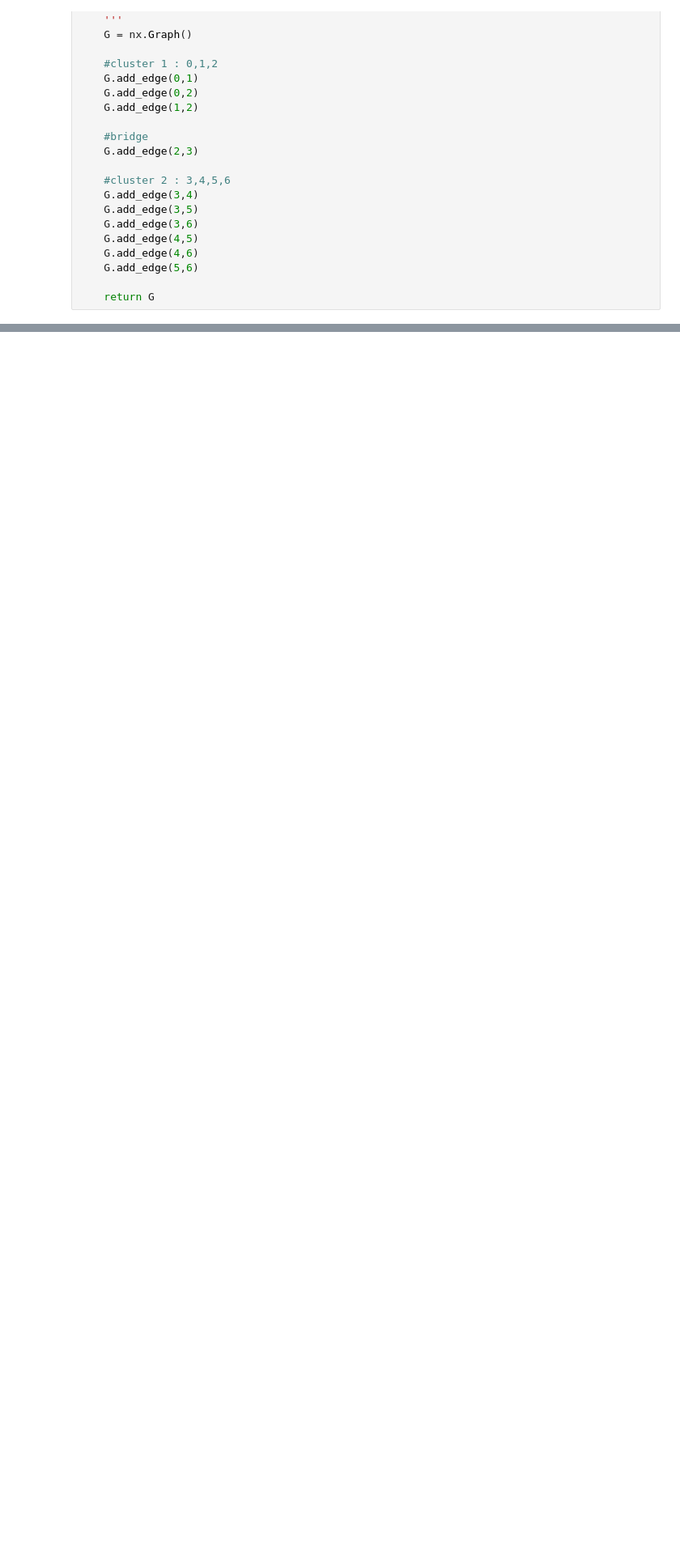
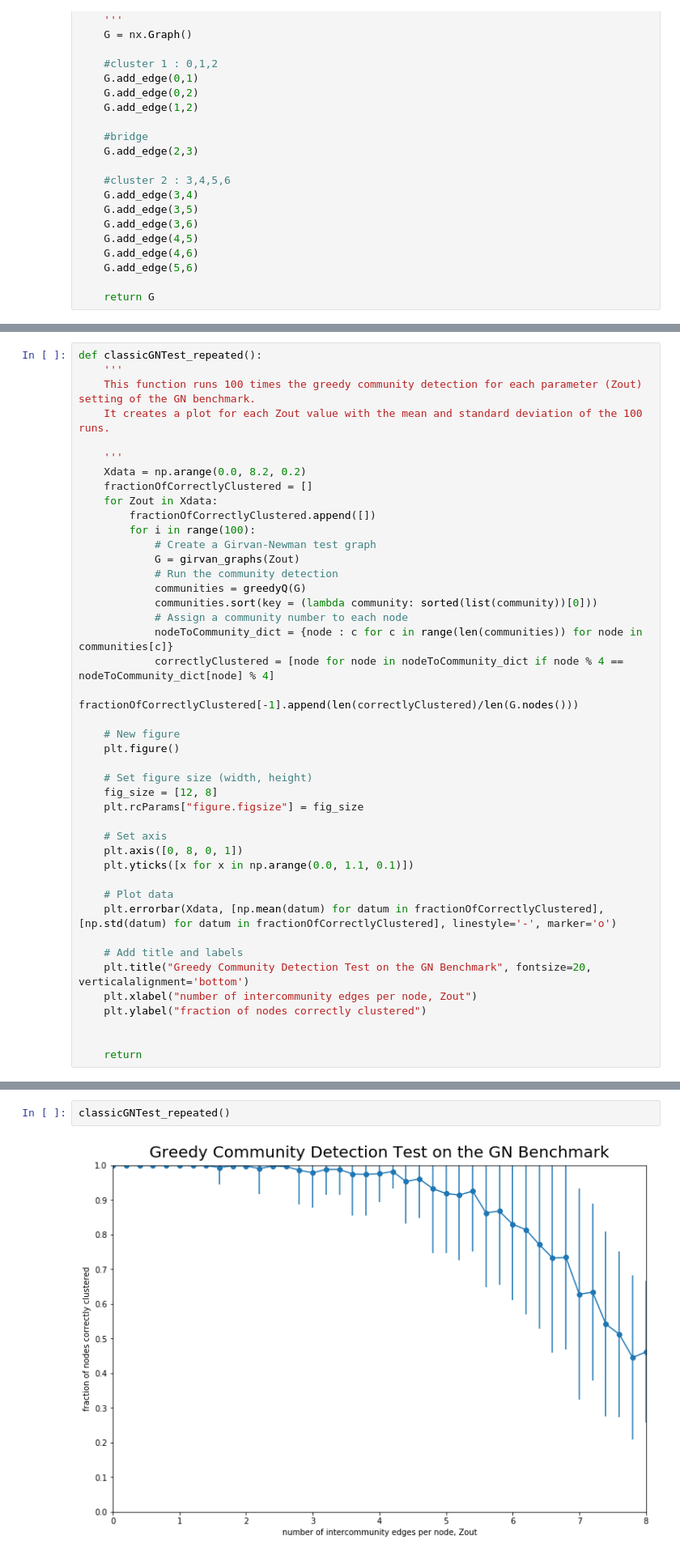
Before and after one commit to zslt/AIT-Network-FinalProject, a Jupyter notebook: greedyModularity.ipynb, the cells around one changed output, grey strips where cells are left out. Shown at 81% size. Cells and saved outputs as stored; diff of their text form; blank space fills up the shorter version.

```diff
--- a/greedyModularity.ipynb
+++ b/greedyModularity.ipynb
@@ -212,0 +323,43 @@ print(bestPartition)
+# %%
+def classicGNTest_repeated():
+    '''
+    This function runs 100 times the greedy community detection for each parameter (Zout) setting of the GN benchmark.
+    It creates a plot for each Zout value with the mean and standard deviation of the 100 runs.
+
+    '''
+    Xdata = np.arange(0.0, 8.2, 0.2)
+    fractionOfCorrectlyClustered = []
+    for Zout in Xdata:
+        fractionOfCorrectlyClustered.append([])
+        for i in range(100):
+            # Create a Girvan-Newman test graph
+            G = girvan_graphs(Zout)
+            # Run the community detection
+            communities = greedyQ(G)
+            communities.sort(key = (lambda community: sorted(list(community))[0]))
+            # Assign a community number to each node
+            nodeToCommunity_dict = {node : c for c in range(len(communities)) for node in communities[c]}
+            correctlyClustered = [node for node in nodeToCommunity_dict if node % 4 == nodeToCommunity_dict[node] % 4]
+            fractionOfCorrectlyClustered[-1].append(len(correctlyClustered)/len(G.nodes()))
+
+    # New figure
+    plt.figure()
+
+    # Set figure size (width, height)
+    fig_size = [12, 8]
+    plt.rcParams["figure.figsize"] = fig_size
+
+    # Set axis
+    plt.axis([0, 8, 0, 1])
+    plt.yticks([x for x in np.arange(0.0, 1.1, 0.1)])
+
+    # Plot data
+    plt.errorbar(Xdata, [np.mean(datum) for datum in fractionOfCorrectlyClustered], [np.std(datum) for datum in fractionOfCorrectlyClustered], linestyle='-', marker='o')
+
+    # Add title and labels
+    plt.title("Greedy Community Detection Test on the GN Benchmark", fontsize=20, verticalalignment='bottom')
+    plt.xlabel("number of intercommunity edges per node, Zout")
+    plt.ylabel("fraction of nodes correctly clustered")
+
+
+    return
@@ -212,0 +368,4 @@ print(bestPartition)
+# %%
+classicGNTest_repeated()
+# %% [output]
+[figure, added]
```
Also changed, not shown: parts of 10 cells of this notebook, 2 other files.
